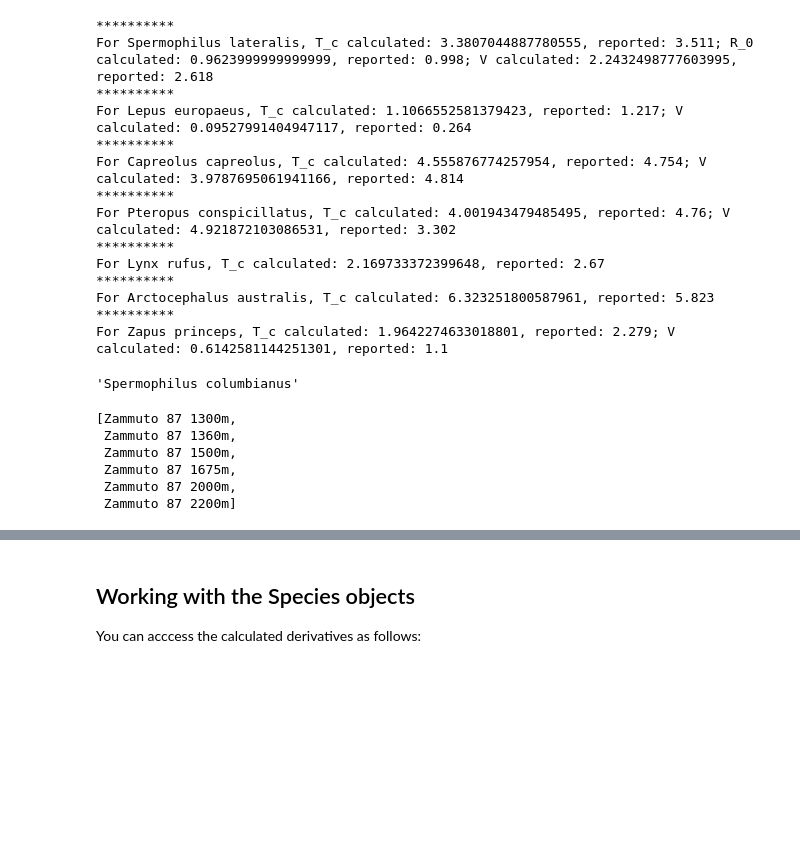
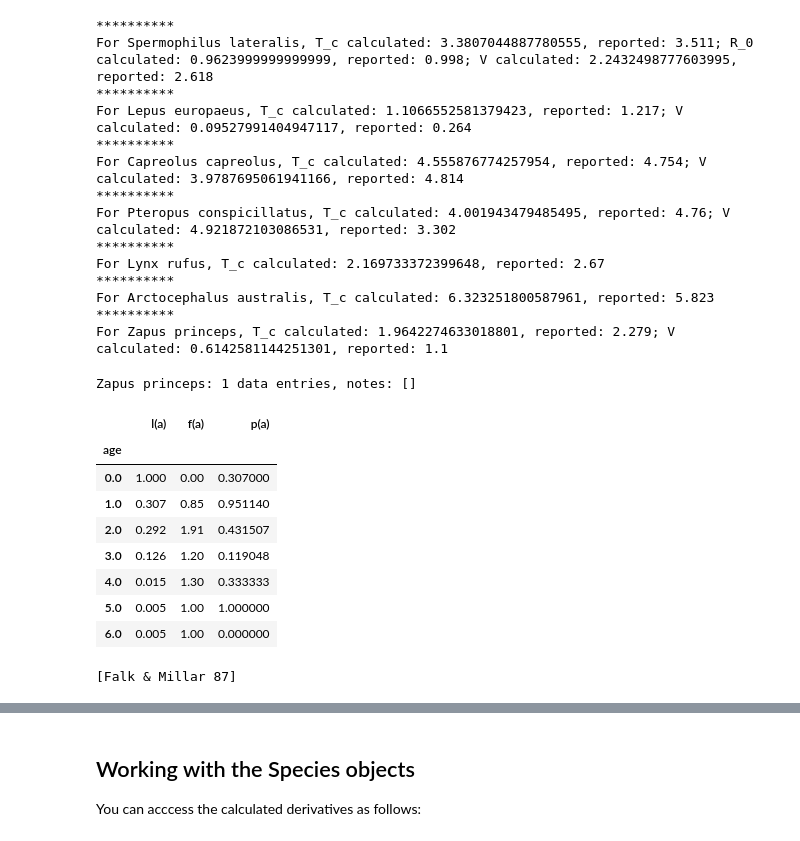
Before and after one commit to kdonbekci/bio172, a Jupyter notebook: _2_process.ipynb, the cells around one changed output, grey strips where cells are left out. Saved outputs shown, nothing was run; the diff lists cells and outputs as text; code cells hidden in the pictures; blank space fills up the shorter version.

```diff
--- a/_2_process.ipynb
+++ b/_2_process.ipynb
@@ -125,7 +127,3 @@ For Lynx rufus, T_c calculated: 2.169733372399648, reported: 2.67
 For Arctocephalus australis, T_c calculated: 6.323251800587961, reported: 5.823
 **********
 For Zapus princeps, T_c calculated: 1.9642274633018801, reported: 2.279; V calculated: 0.6142581144251301, reported: 1.1
-# %%
-SPECIES['Spermophilus columbianus'].name
-# %% [output]
-'Spermophilus columbianus'
@@ -132,9 +132,22 @@ SPECIES['Spermophilus columbianus'].name
+# %%
+s = 'Spermophilus townsendii'
+# %%
+SPECIES[s]
+# %% [output]
+Zapus princeps: 1 data entries, notes: []
+# %%
+pd.DataFrame(SPECIES[s].data[0].matrix)
+# %% [output]
+|  | l(a) | f(a) | p(a) |
+| age |  |  |  |
+| 0.0 | 1.000 | 0.00 | 0.307000 |
+| 1.0 | 0.307 | 0.85 | 0.951140 |
+| 2.0 | 0.292 | 1.91 | 0.431507 |
+| 3.0 | 0.126 | 1.20 | 0.119048 |
+| 4.0 | 0.015 | 1.30 | 0.333333 |
+| 5.0 | 0.005 | 1.00 | 1.000000 |
+| 6.0 | 0.005 | 1.00 | 0.000000 |
 # %%
-SPECIES['Spermophilus columbianus'].data
+SPECIES[s].data
 # %% [output]
-[Zammuto 87 1300m,
- Zammuto 87 1360m,
- Zammuto 87 1500m,
- Zammuto 87 1675m,
- Zammuto 87 2000m,
- Zammuto 87 2200m]
+[Falk & Millar 87]
```
Also changed, not shown: parts of 14 cells of this notebook, 4 other files.
